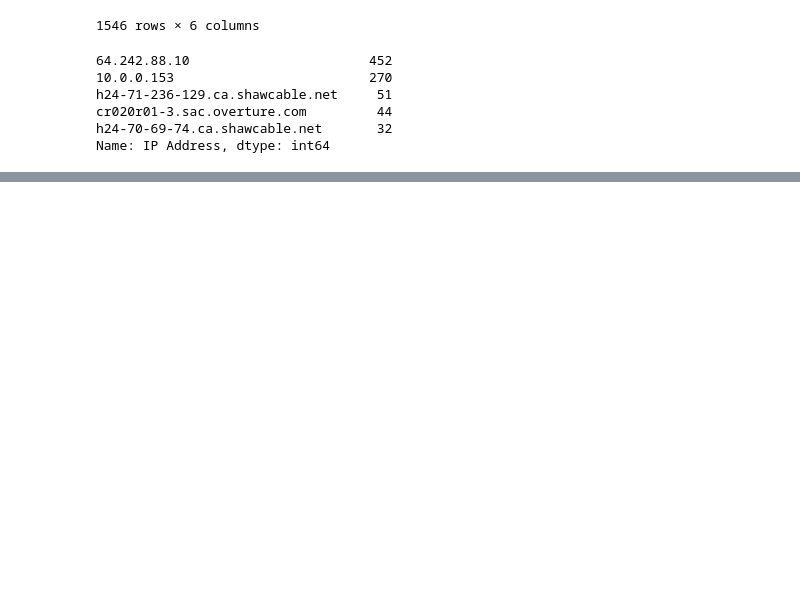
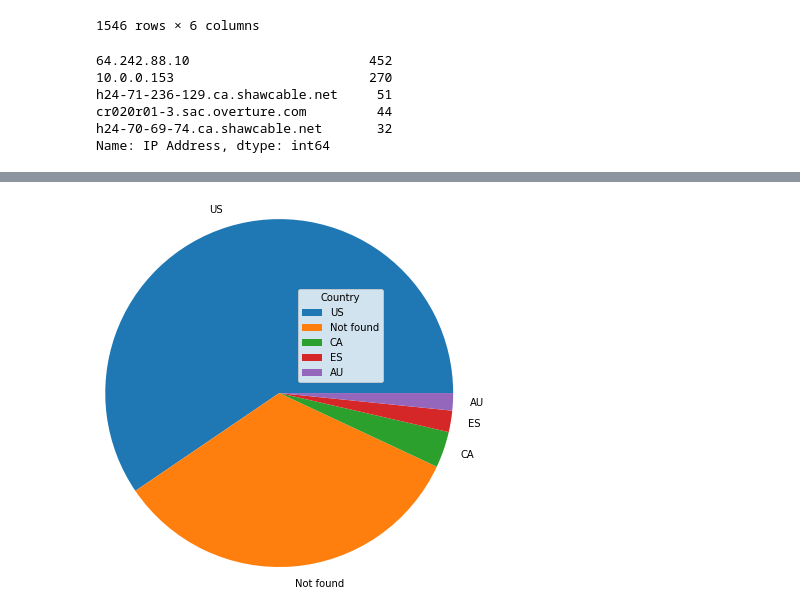
Before and after one commit to abuqaiselegant/internitytask001, a Jupyter notebook: Visualization_task.ipynb, the cells around one changed output, grey strips where cells are left out. Saved outputs shown, nothing was run; the diff lists cells and outputs as text; code cells hidden in the pictures; blank space fills up the shorter version.

```diff
--- a/Visualization_task.ipynb
+++ b/Visualization_task.ipynb
@@ -108,0 +160,6 @@ Pass the following variables as keyword args: x, y. From version 0.12, the only
+# %%
+plt.pie(df['Country'].value_counts().values[0:5],labels=df['Country'].value_counts().index[0:5],startangle=0,radius=2)
+plt.legend(title="Country")
+plt.show()
+# %% [output]
+[figure, added]
```
Also changed, not shown: parts of 11 cells of this notebook.
